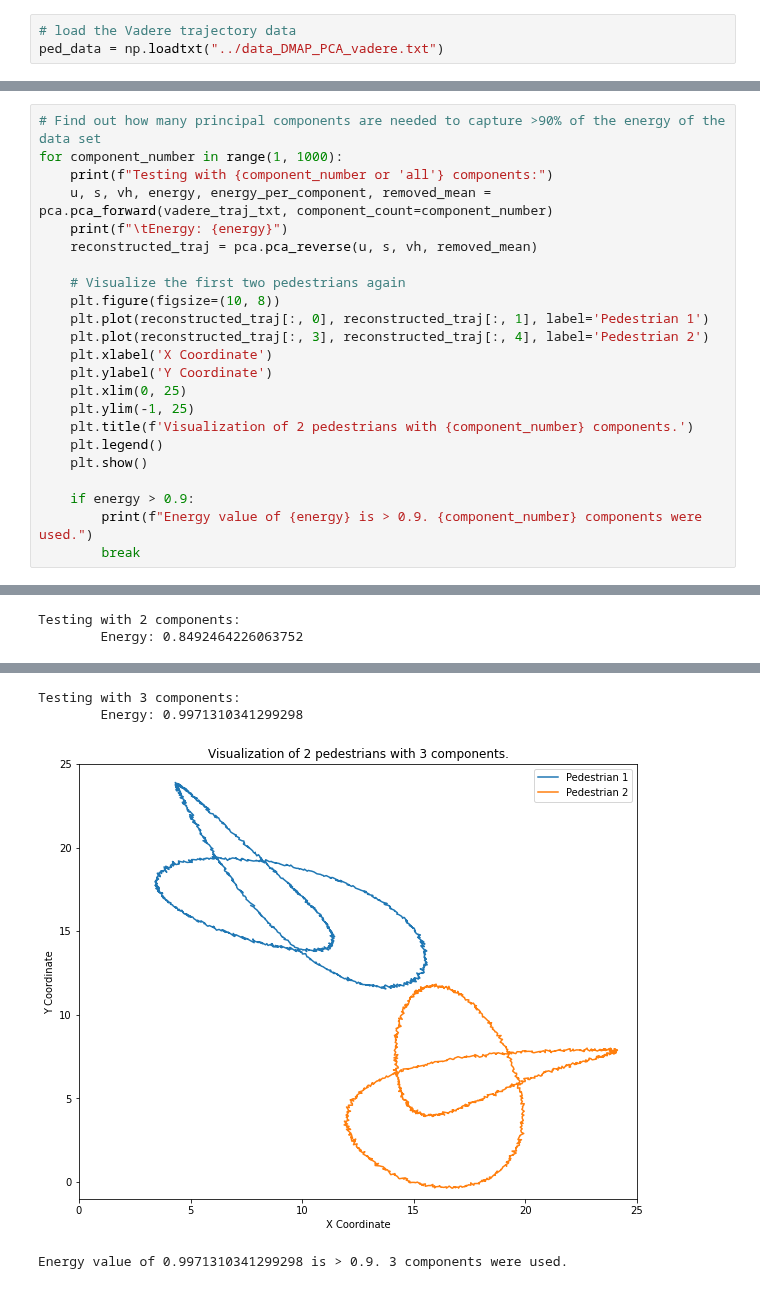
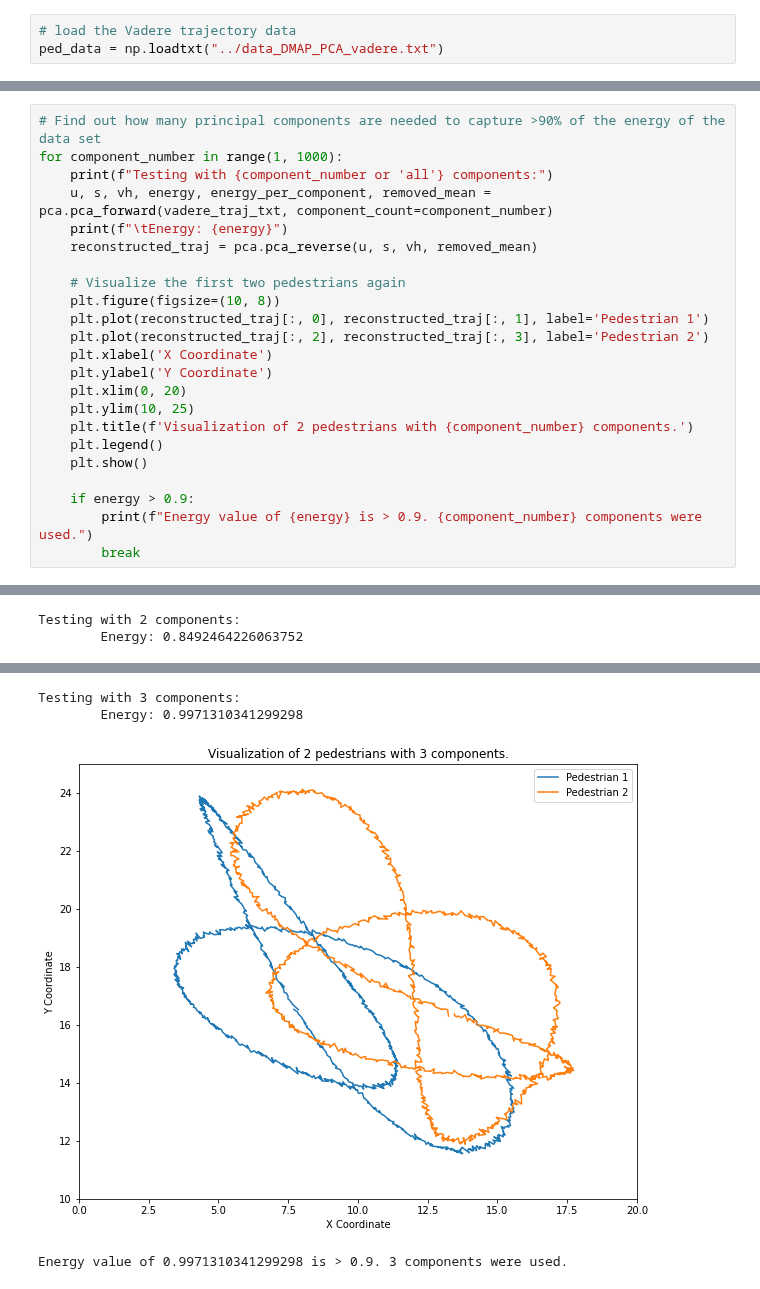
Before and after one commit to parimsuka/crowd-modeling-and-simulation, a Jupyter notebook: exercise3/src/pca_showcase.ipynb, the cells around one changed output, grey strips where cells are left out. Drawn from its saved outputs; the diff is of its cells as text.

```diff
--- a/exercise3/src/pca_showcase.ipynb
+++ b/exercise3/src/pca_showcase.ipynb
@@ -156,11 +156,11 @@ for component_number in range(1, 1000):
     # Visualize the first two pedestrians again
     plt.figure(figsize=(10, 8))
     plt.plot(reconstructed_traj[:, 0], reconstructed_traj[:, 1], label='Pedestrian 1')
-    plt.plot(reconstructed_traj[:, 3], reconstructed_traj[:, 4], label='Pedestrian 2')
+    plt.plot(reconstructed_traj[:, 2], reconstructed_traj[:, 3], label='Pedestrian 2')
     plt.xlabel('X Coordinate')
     plt.ylabel('Y Coordinate')
-    plt.xlim(0, 25)
-    plt.ylim(-1, 25)
+    plt.xlim(0, 20)
+    plt.ylim(10, 25)
     plt.title(f'Visualization of 2 pedestrians with {component_number} components.')
     plt.legend()
     plt.show()
@@ -178,4 +178,4 @@ Testing with 2 components:
 Testing with 3 components:
         Energy: 0.9971310341299298
-[figure, old version]
+[figure, new version]
 Energy value of 0.9971310341299298 is > 0.9. 3 components were used.
```
Also changed, not shown: parts of 3 cells of this notebook.
